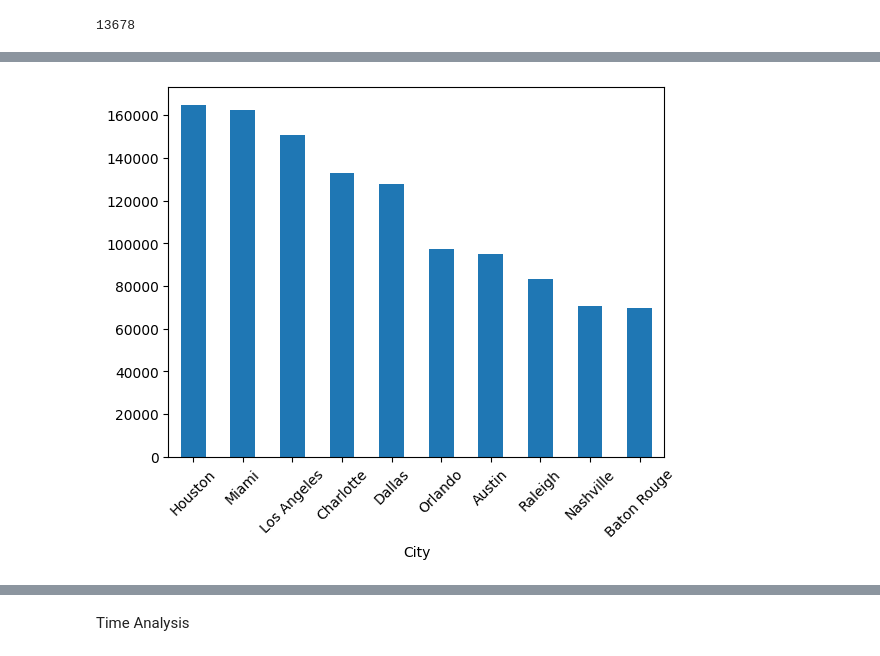
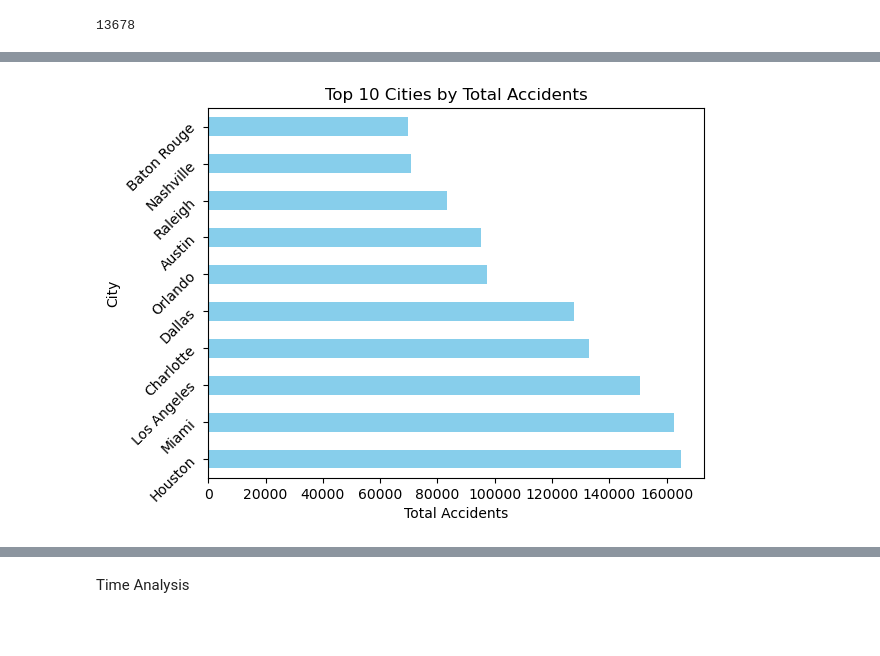
Before and after one commit to Kestrel86/US_AccidentModel, a Jupyter notebook: US_Accidents_EDA.ipynb, the cells around one changed output, grey strips where cells are left out. Drawn from its saved outputs; the diff is of its cells as text; code cells hidden in the pictures; blank space fills up the shorter version.

```diff
--- a/US_Accidents_EDA.ipynb
+++ b/US_Accidents_EDA.ipynb
@@ -234,9 +233,15 @@ Name: count, dtype: int64
-# %%
-top_10_cities.plot(kind='bar')
-plt.xticks(rotation=45)
-plt.show()
-# %% [output]
-[figure, removed]
+# %%
+# horizontal bar graph
+top_10_cities.plot(kind='barh', x='City', y='TotalAccidents', color='skyblue')
+
+plt.title("Top 10 Cities by Total Accidents")
+plt.xlabel("Total Accidents")
+plt.ylabel("City")
+plt.yticks(rotation=45)
+plt.xticks(rotation=0)
+plt.show()
+# %% [output]
+[figure, added]
 # %%
 # Out of the top 100 cities, which had the most accidents: California, Florida, Texas as top 3
 top_100_cities = cities_by_accident[:100]
```
Also changed, not shown: parts of 24 cells of this notebook.
